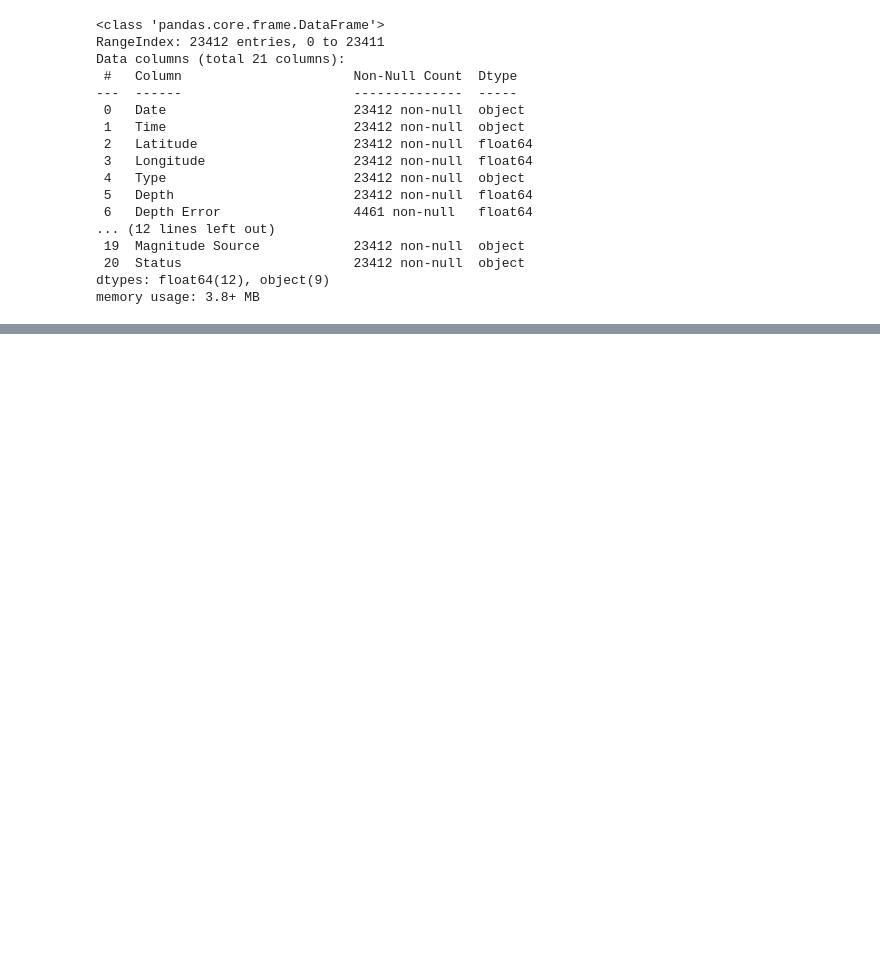
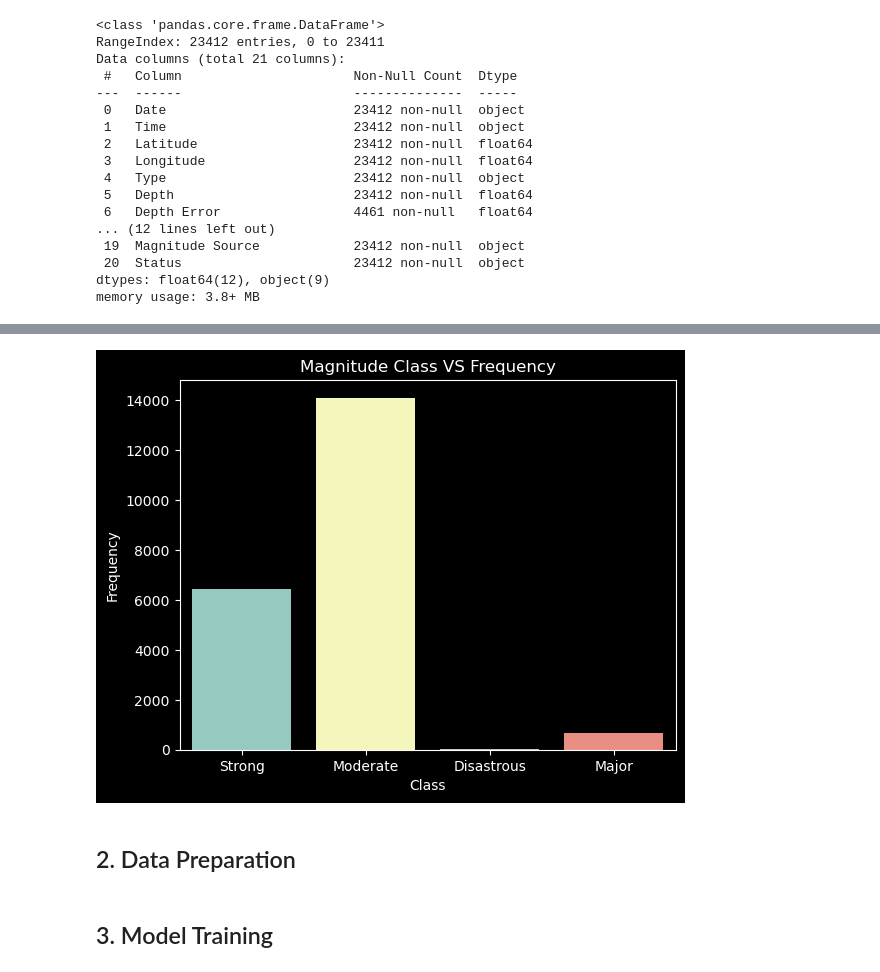
Before and after one commit to Andre-Gilbert/Earthquake-Prediction, a Jupyter notebook: ml/earthquake_prediction.ipynb, the cells around one changed output, grey strips where cells are left out. Saved outputs shown, nothing was run; the diff lists cells and outputs as text; code cells hidden in the pictures; blank space fills up the shorter version.

```diff
--- a/ml/earthquake_prediction.ipynb
+++ b/ml/earthquake_prediction.ipynb
@@ -48,0 +121,16 @@ memory usage: 3.8+ MB
+# %%
+df.loc[df['Magnitude'] >= 8, 'Class'] = 'Disastrous'
+df.loc[(df['Magnitude'] >= 7) & (df['Magnitude'] < 7.9), 'Class'] = 'Major'
+df.loc[(df['Magnitude'] >= 6) & (df['Magnitude'] < 6.9), 'Class'] = 'Strong'
+df.loc[(df['Magnitude'] >= 5.5) & (df['Magnitude'] < 5.9), 'Class'] = 'Moderate'
+# %%
+sns.countplot(data=df, x='Class')
+plt.ylabel('Frequency')
+plt.title('Magnitude Class VS Frequency')
+plt.show()
+# %% [output]
+[figure, added]
+# %% [markdown]
+## 2. Data Preparation
+# %% [markdown]
+## 3. Model Training
```
Also changed, not shown: parts of 11 cells of this notebook.
